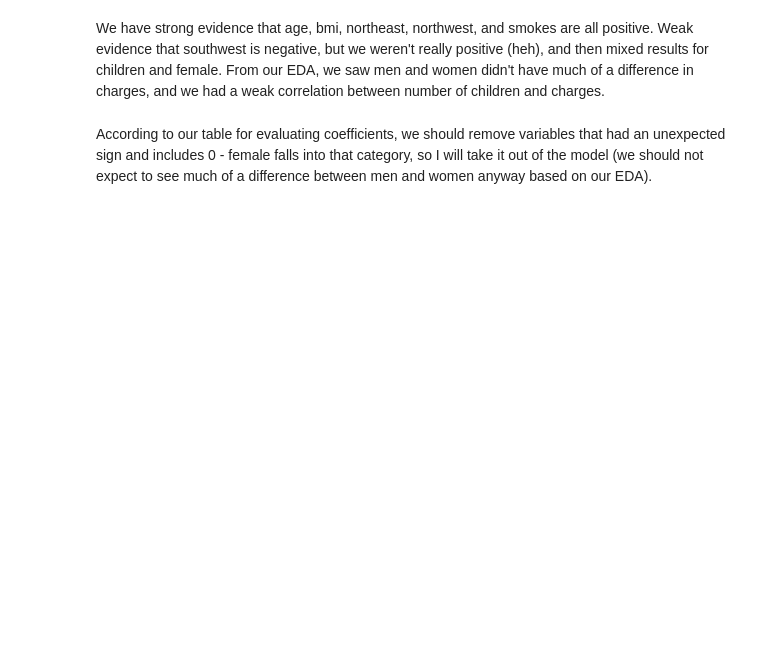
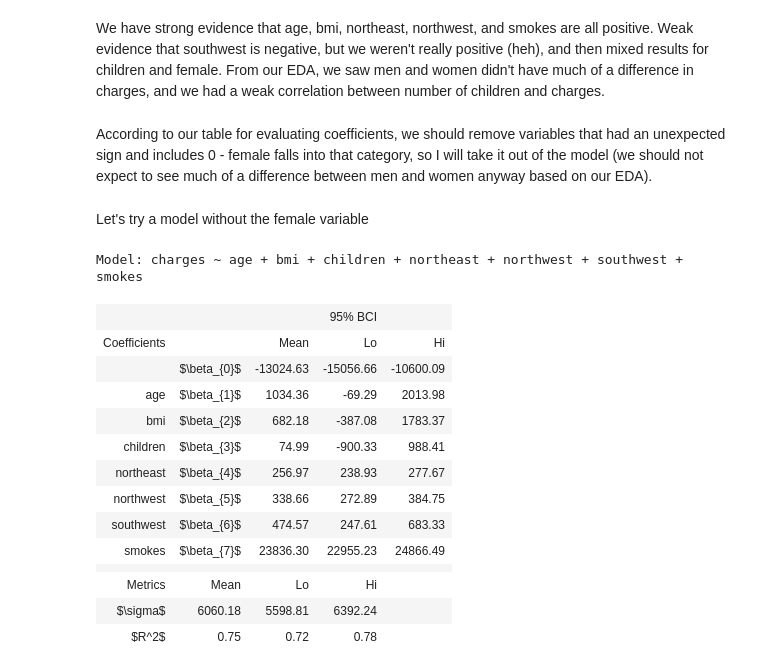
Before and after one commit to ansaridan/jhu-data-engineering-team-5, a Jupyter notebook: Module_10/Jhirsc21.ipynb, the cells around one changed output. Cells and saved outputs as stored; diff of their text form; code cells hidden in the pictures; blank space fills up the shorter version.

```diff
--- a/Module_10/Jhirsc21.ipynb
+++ b/Module_10/Jhirsc21.ipynb
@@ -238,3 +238,28 @@ smokes P(>0)=1.000 (strong)
 We have strong evidence that age, bmi, northeast, northwest, and smokes are all positive. Weak evidence that southwest is negative, but we weren't really positive (heh), and then mixed results for children and female. From our EDA, we saw men and women didn't have much of a difference in charges, and we had a weak correlation between number of children and charges.
 # %% [markdown]
 According to our table for evaluating coefficients, we should remove variables that had an unexpected sign and includes 0 - female falls into that category, so I will take it out of the model (we should not expect to see much of a difference between men and women anyway based on our EDA).
+# %% [markdown]
+Let's try a model without the female variable
+# %%
+model = '''charges ~ age + bmi + children + northeast
+        + northwest + southwest + smokes'''
+
+result = models.bootstrap_linear_regression(model, data=insurance)
+
+models.describe_bootstrap_lr(result)
+# %% [output]
+Model: charges ~ age + bmi + children + northeast + northwest + southwest + smokes
+|  |  |  | 95% BCI |  |
+| Coefficients |  | Mean | Lo | Hi |
+|  | $\beta_{0}$ | -13024.63 | -15056.66 | -10600.09 |
+| age | $\beta_{1}$ | 1034.36 | -69.29 | 2013.98 |
+| bmi | $\beta_{2}$ | 682.18 | -387.08 | 1783.37 |
+| children | $\beta_{3}$ | 74.99 | -900.33 | 988.41 |
+| northeast | $\beta_{4}$ | 256.97 | 238.93 | 277.67 |
+| northwest | $\beta_{5}$ | 338.66 | 272.89 | 384.75 |
+| southwest | $\beta_{6}$ | 474.57 | 247.61 | 683.33 |
+| smokes | $\beta_{7}$ | 23836.30 | 22955.23 | 24866.49 |
+|  |  |  |  |  |
+| Metrics | Mean | Lo | Hi |  |
+| $\sigma$ | 6060.18 | 5598.81 | 6392.24 |  |
+| $R^2$ | 0.75 | 0.72 | 0.78 |  |
```
Also changed, not shown: parts of 37 cells of this notebook.
